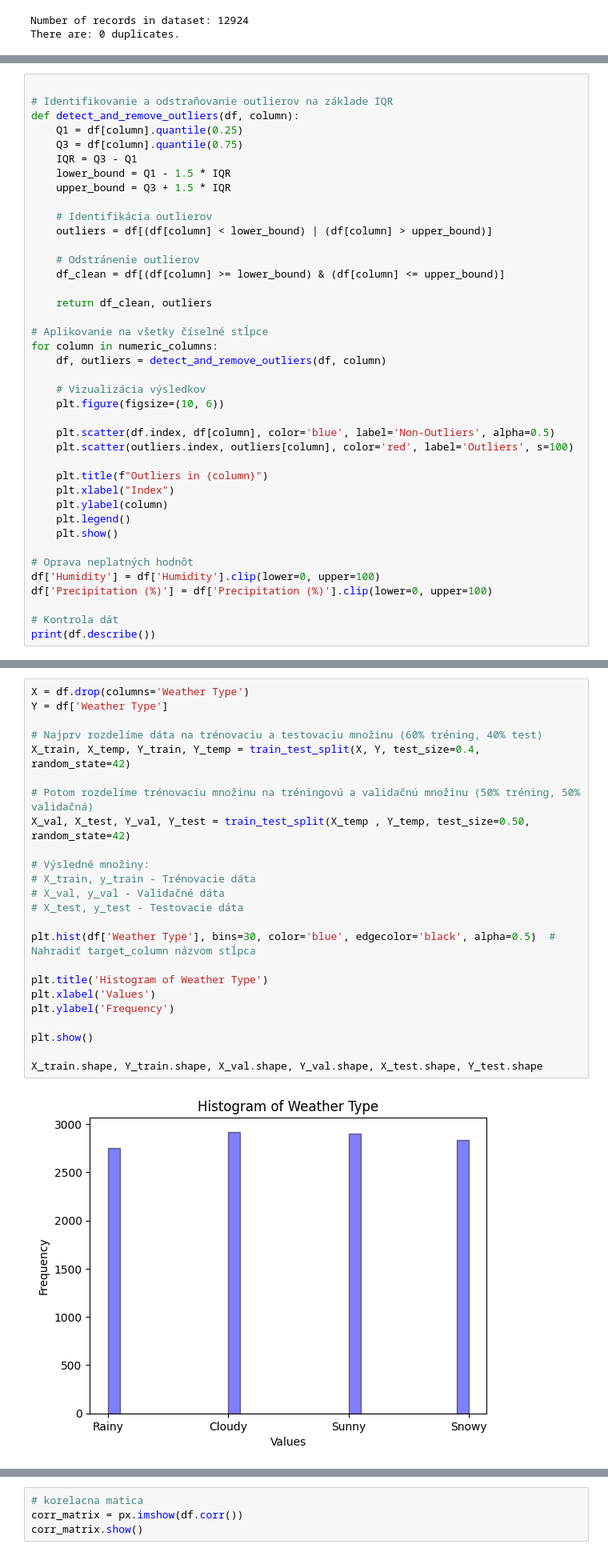
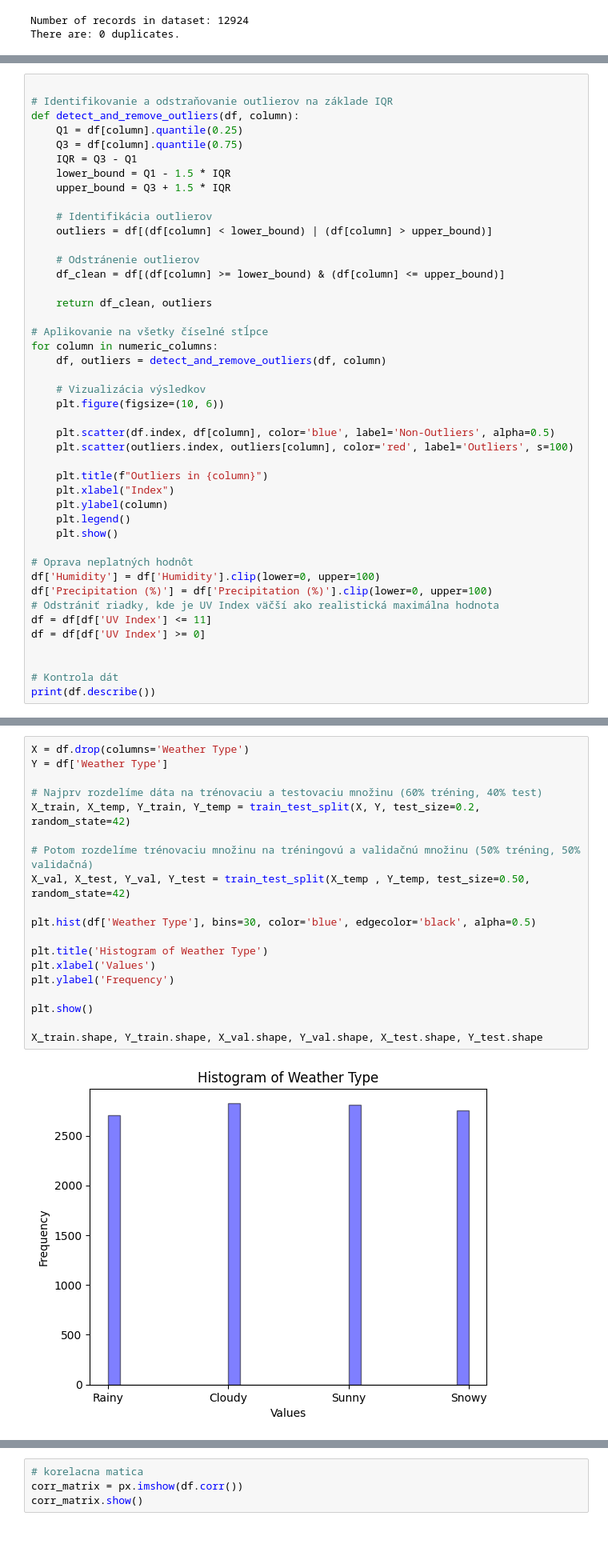
Before and after one commit to Marraff/machine-learning, a Jupyter notebook: preprocessing.ipynb, the cells around one changed output, grey strips where cells are left out. Shown at 80% size. Saved outputs shown, nothing was run; the diff lists cells and outputs as text.

```diff
--- a/preprocessing.ipynb
+++ b/preprocessing.ipynb
@@ -169,6 +175,10 @@ for column in numeric_columns:
 # Oprava neplatných hodnôt
 df['Humidity'] = df['Humidity'].clip(lower=0, upper=100)
 df['Precipitation (%)'] = df['Precipitation (%)'].clip(lower=0, upper=100)
+# Odstrániť riadky, kde je UV Index väčší ako realistická maximálna hodnota
+df = df[df['UV Index'] <= 11]
+df = df[df['UV Index'] >= 0]
+
 
 # Kontrola dát
 print(df.describe())
@@ -199,26 +209,21 @@ max         1.000000
 # %%
 X = df.drop(columns='Weather Type')
 Y = df['Weather Type']
 
 # Najprv rozdelíme dáta na trénovaciu a testovaciu množinu (60% tréning, 40% test)
-X_train, X_temp, Y_train, Y_temp = train_test_split(X, Y, test_size=0.4, random_state=42)
+X_train, X_temp, Y_train, Y_temp = train_test_split(X, Y, test_size=0.2, random_state=42)
 
 # Potom rozdelíme trénovaciu množinu na tréningovú a validačnú množinu (50% tréning, 50% validačná)
 X_val, X_test, Y_val, Y_test = train_test_split(X_temp , Y_temp, test_size=0.50, random_state=42)
 
-# Výsledné množiny:
-# X_train, y_train - Trénovacie dáta
-# X_val, y_val - Validačné dáta
-# X_test, y_test - Testovacie dáta
-
-plt.hist(df['Weather Type'], bins=30, color='blue', edgecolor='black', alpha=0.5)  # Nahradiť target_column názvom stĺpca
+plt.hist(df['Weather Type'], bins=30, color='blue', edgecolor='black', alpha=0.5)
 
 plt.title('Histogram of Weather Type')
 plt.xlabel('Values')
 plt.ylabel('Frequency')
 
 plt.show()
 
 X_train.shape, Y_train.shape, X_val.shape, Y_val.shape, X_test.shape, Y_test.shape
 # %% [output]
-[figure, old version]
+[figure, new version]
```
Also changed, not shown: parts of 19 cells of this notebook, 15 other files.
